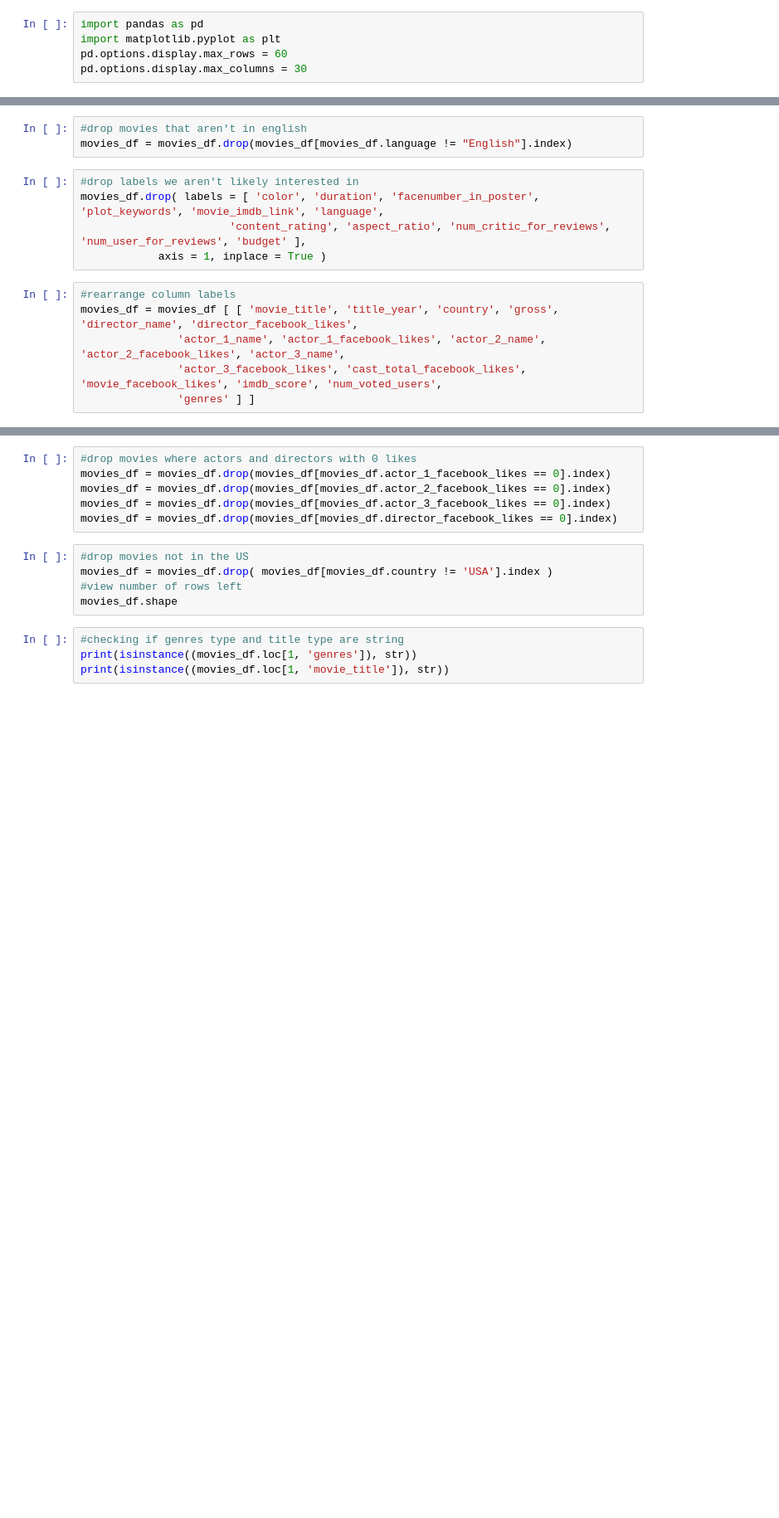
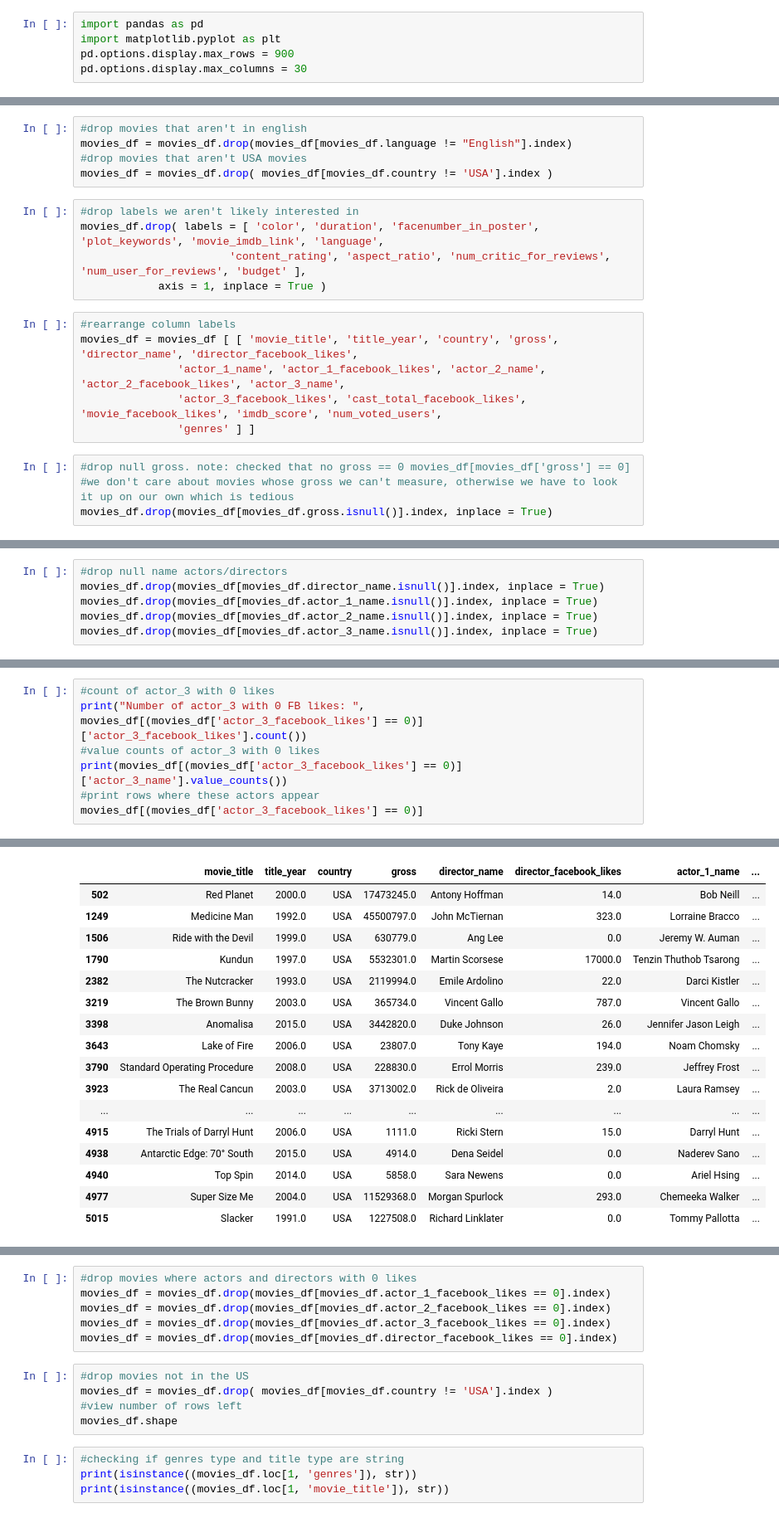
Before and after one commit to Hope93/COGS108_Repo, a Jupyter notebook: ActDirectOnMovieIncome.ipynb, the cells around one changed output, grey strips where cells are left out. Shown: that part at 83% size. Cells and saved outputs as stored; diff of their text form; blank space fills up the shorter version.

Commit message:
add wrangling/exploring 0 likes

```diff
--- a/ActDirectOnMovieIncome.ipynb
+++ b/ActDirectOnMovieIncome.ipynb
@@ -1,7 +1,7 @@
 # %%
 import pandas as pd
 import matplotlib.pyplot as plt
-pd.options.display.max_rows = 60
+pd.options.display.max_rows = 900
 pd.options.display.max_columns = 30
 # %%
 movies_df = pd.read_csv( "movie_metadata.csv" )
@@ -11,6 +21,8 @@ movies_df.columns
 # %%
 #drop movies that aren't in english
 movies_df = movies_df.drop(movies_df[movies_df.language != "English"].index)
+#drop movies that aren't USA movies
+movies_df = movies_df.drop( movies_df[movies_df.country != 'USA'].index )
 # %%
 #drop labels we aren't likely interested in
 movies_df.drop( labels = [ 'color', 'duration', 'facenumber_in_poster', 'plot_keywords', 'movie_imdb_link', 'language',
@@ -22,3 +34,7 @@ movies_df = movies_df [ [ 'movie_title', 'title_year', 'country', 'gross', 'dire
                'actor_1_name', 'actor_1_facebook_likes', 'actor_2_name', 'actor_2_facebook_likes', 'actor_3_name',
                'actor_3_facebook_likes', 'cast_total_facebook_likes', 'movie_facebook_likes', 'imdb_score', 'num_voted_users',
                'genres' ] ]
+# %%
+#drop null gross. note: checked that no gross == 0 movies_df[movies_df['gross'] == 0]
+#we don't care about movies whose gross we can't measure, otherwise we have to look it up on our own which is tedious
+movies_df.drop(movies_df[movies_df.gross.isnull()].index, inplace = True)
@@ -24,0 +55,6 @@ movies_df = movies_df [ [ 'movie_title', 'title_year', 'country', 'gross', 'dire
+# %%
+#drop null name actors/directors
+movies_df.drop(movies_df[movies_df.director_name.isnull()].index, inplace = True)
+movies_df.drop(movies_df[movies_df.actor_1_name.isnull()].index, inplace = True)
+movies_df.drop(movies_df[movies_df.actor_2_name.isnull()].index, inplace = True)
+movies_df.drop(movies_df[movies_df.actor_3_name.isnull()].index, inplace = True)
@@ -24,0 +120,8 @@ movies_df = movies_df [ [ 'movie_title', 'title_year', 'country', 'gross', 'dire
+# %%
+#count of actor_3 with 0 likes
+print("Number of actor_3 with 0 FB likes: ", movies_df[(movies_df['actor_3_facebook_likes'] == 0)]['actor_3_facebook_likes'].count())
+#value counts of actor_3 with 0 likes
+print(movies_df[(movies_df['actor_3_facebook_likes'] == 0)]['actor_3_name'].value_counts())
+#print rows where these actors appear
+movies_df[(movies_df['actor_3_facebook_likes'] == 0)]
+# %% [output]
@@ -24,0 +145,17 @@ movies_df = movies_df [ [ 'movie_title', 'title_year', 'country', 'gross', 'dire
+|  | movie_title | title_year | country | gross | director_name | director_facebook_likes | actor_1_name | ... |
+| 502 | Red Planet | 2000.0 | USA | 17473245.0 | Antony Hoffman | 14.0 | Bob Neill | ... |
+| 1249 | Medicine Man | 1992.0 | USA | 45500797.0 | John McTiernan | 323.0 | Lorraine Bracco | ... |
+| 1506 | Ride with the Devil | 1999.0 | USA | 630779.0 | Ang Lee | 0.0 | Jeremy W. Auman | ... |
+| 1790 | Kundun | 1997.0 | USA | 5532301.0 | Martin Scorsese | 17000.0 | Tenzin Thuthob Tsarong | ... |
+| 2382 | The Nutcracker | 1993.0 | USA | 2119994.0 | Emile Ardolino | 22.0 | Darci Kistler | ... |
+| 3219 | The Brown Bunny | 2003.0 | USA | 365734.0 | Vincent Gallo | 787.0 | Vincent Gallo | ... |
+| 3398 | Anomalisa | 2015.0 | USA | 3442820.0 | Duke Johnson | 26.0 | Jennifer Jason Leigh | ... |
+| 3643 | Lake of Fire | 2006.0 | USA | 23807.0 | Tony Kaye | 194.0 | Noam Chomsky | ... |
+| 3790 | Standard Operating Procedure | 2008.0 | USA | 228830.0 | Errol Morris | 239.0 | Jeffrey Frost | ... |
+| 3923 | The Real Cancun | 2003.0 | USA | 3713002.0 | Rick de Oliveira | 2.0 | Laura Ramsey | ... |
+| ... | ... | ... | ... | ... | ... | ... | ... | ... |
+| 4915 | The Trials of Darryl Hunt | 2006.0 | USA | 1111.0 | Ricki Stern | 15.0 | Darryl Hunt | ... |
+| 4938 | Antarctic Edge: 70° South | 2015.0 | USA | 4914.0 | Dena Seidel | 0.0 | Naderev Sano | ... |
+| 4940 | Top Spin | 2014.0 | USA | 5858.0 | Sara Newens | 0.0 | Ariel Hsing | ... |
+| 4977 | Super Size Me | 2004.0 | USA | 11529368.0 | Morgan Spurlock | 293.0 | Chemeeka Walker | ... |
+| 5015 | Slacker | 1991.0 | USA | 1227508.0 | Richard Linklater | 0.0 | Tommy Pallotta | ... |
```
Also changed, not shown: parts of 15 cells of this notebook.
